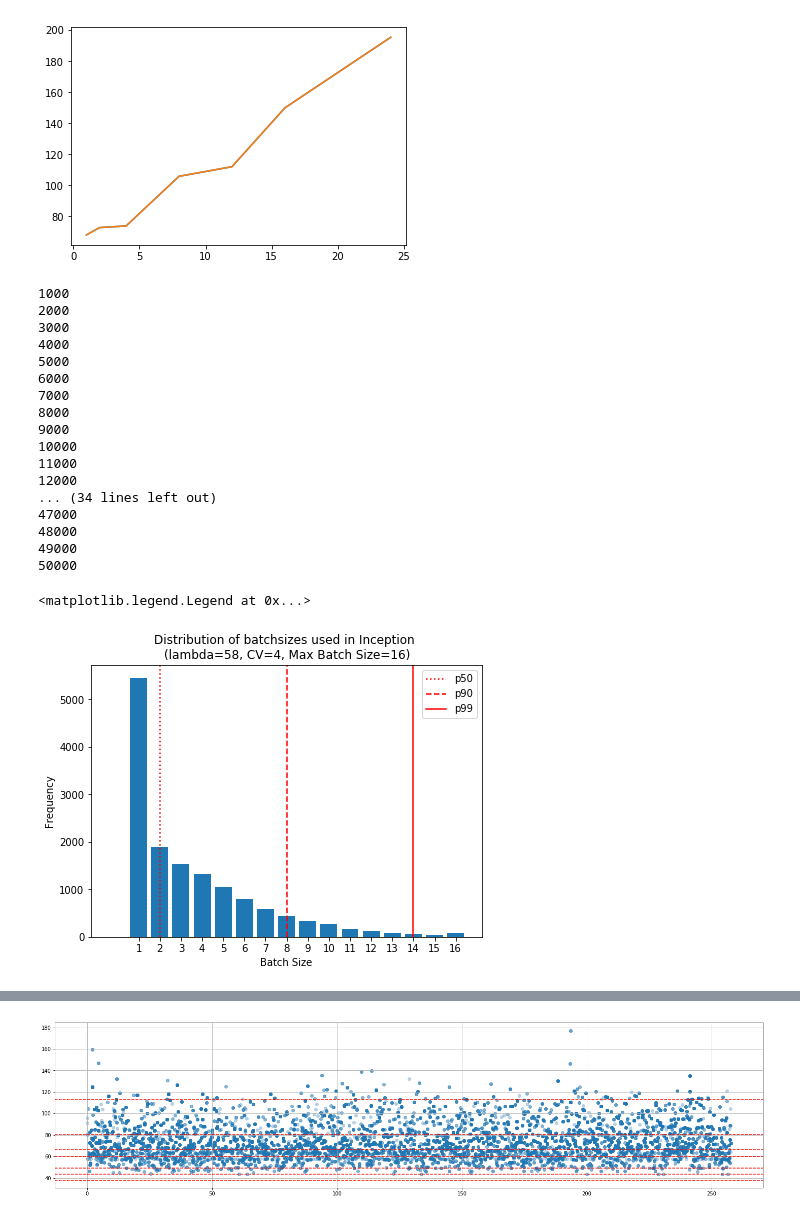
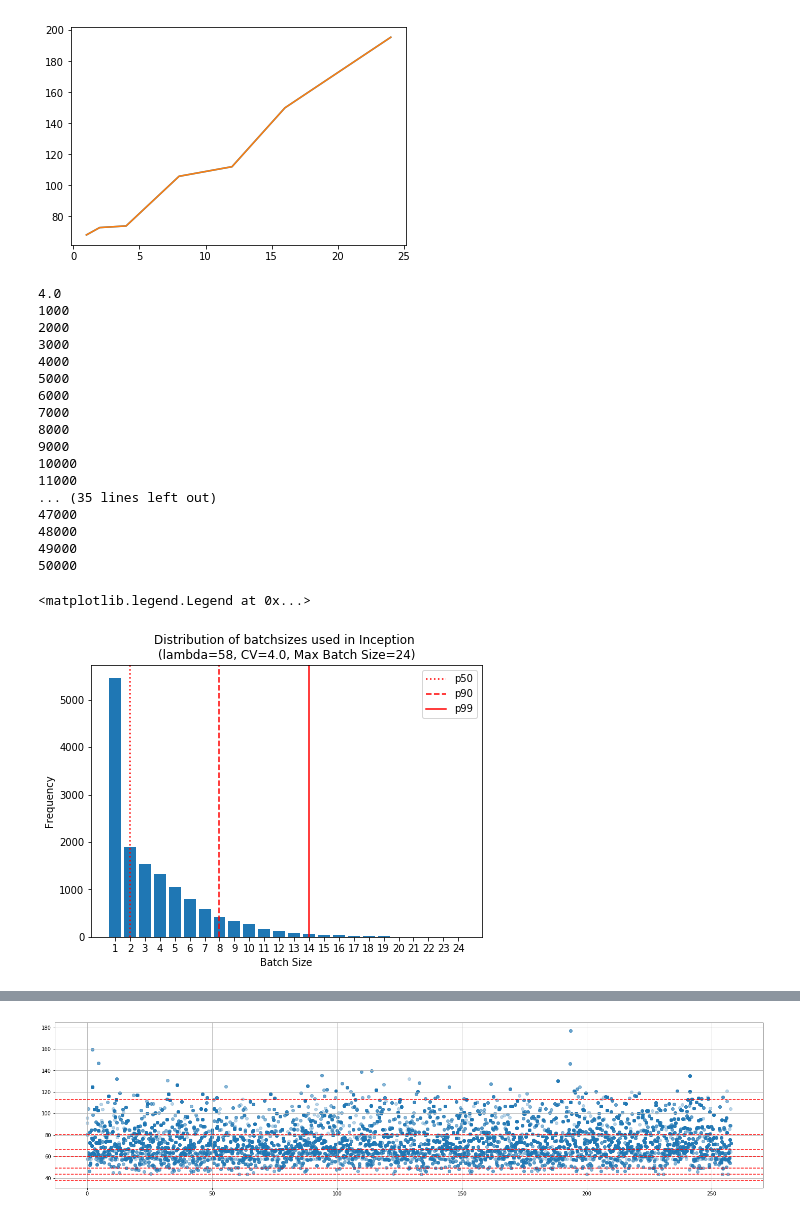
Before and after one commit to EyalSel/plots-model-comp-paper, a Jupyter notebook: plotting/Sim_Eyal.ipynb, the cells around one changed output, grey strips where cells are left out. Drawn from its saved outputs; the diff is of its cells as text; code cells hidden in the pictures.

```diff
--- a/plotting/Sim_Eyal.ipynb
+++ b/plotting/Sim_Eyal.ipynb
@@ -177,13 +244,22 @@ class SinkNode(Node):
             print self.counter
         self.queue.append(query)
 # %%
+lambd = 58
+CV = 4.0
+print CV
+with open("../experiments/cached_arrival_processes/{}_{}.deltas".format(lambd, CV), 'r') as f:
+    deltas = np.array([float(l.strip()) for l in f]).flatten()
+len(deltas), deltas
+
 batches = inception_array[:,0]
 over_latencies = 1/(inception_array[:,2]/1000)
+# over_latencies = 1/(new_thrus/1000)
 smoothed_fn=line_segment_function(batches, over_latencies*batches)
 
 scheduler = Scheduler()
 source = SourceNode(deltas, scheduler)
-inception = BatchedNode(max_batch_size=16, smoothed_fn=smoothed_fn, name="Inception", scheduler=scheduler, batching_delay=0)
+max_batch_size = 24
+inception = BatchedNode(max_batch_size=max_batch_size, smoothed_fn=smoothed_fn, name="Inception", scheduler=scheduler, batching_delay=0)
 sink = SinkNode(scheduler)
 source.then(inception)
 inception.then(sink)
@@ -191,6 +267,7 @@ scheduler.start()
 queue_size_over_time, batch_sizes_over_time = np.asarray(inception.queue_size_over_time), np.asarray(inception.batch_sizes_over_time)
 final_lineage_result = sink.queue
 # %% [output]
+4.0
 1000
 2000
 3000
@@ -202,26 +279,28 @@ final_lineage_result = sink.queue
 9000
 10000
 11000
-12000
-... (34 lines left out)
+... (35 lines left out)
 47000
 48000
 49000
 50000
 # %%
 plt.figure(figsize=(7,5))
-plt.title("Distribution of batchsizes used in Inception \n(lambda=58, CV=4, Max Batch Size=16)")
+plt.title("Distribution of batchsizes used in Inception \n(lambda={}, CV={}, Max Batch Size={})".format(lambd, CV, max_batch_size))
 plt.xlabel("Batch Size")
 plt.ylabel("Frequency")
-plt.xticks(np.arange(1,17))
+plt.xticks(np.arange(1,max_batch_size+1))
 plt.axvline(x=np.percentile(batch_sizes_over_time[:,1], 50), color="red", linestyle=":", label="p50")
 plt.axvline(x=np.percentile(batch_sizes_over_time[:,1], 90), color="red", linestyle="--", label="p90")
 plt.axvline(x=np.percentile(batch_sizes_over_time[:,1], 99), color="red", label="p99")
-plt.bar(np.arange(16+1), np.bincount(batch_sizes_over_time[:,1].astype(int)))
+real_count = np.bincount(batch_sizes_over_time[:,1].astype(int))
+resized_count = np.zeros(max_batch_size)
+resized_count[:len(real_count)-1] = real_count[1:] # get rid of count for zero
+plt.bar(np.arange(max_batch_size)+1, resized_count)
 plt.legend()
 # %% [output]
 <matplotlib.legend.Legend at 0x...>
-[figure, old version]
+[figure, new version]
 # %%
 queue_waiting_time = np.asarray([q['Inception_dequeue_time']-q['Inception_enqueue_time'] for q in final_lineage_result])
 batch_size = np.asarray([q['Inception_batchsize'] for q in final_lineage_result])
```
Also changed, not shown: parts of 9 cells of this notebook, 3 other files.
